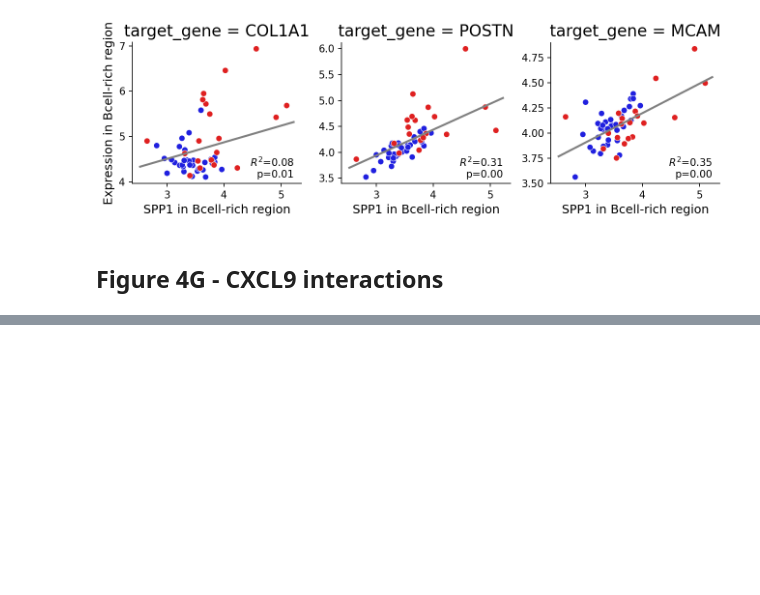
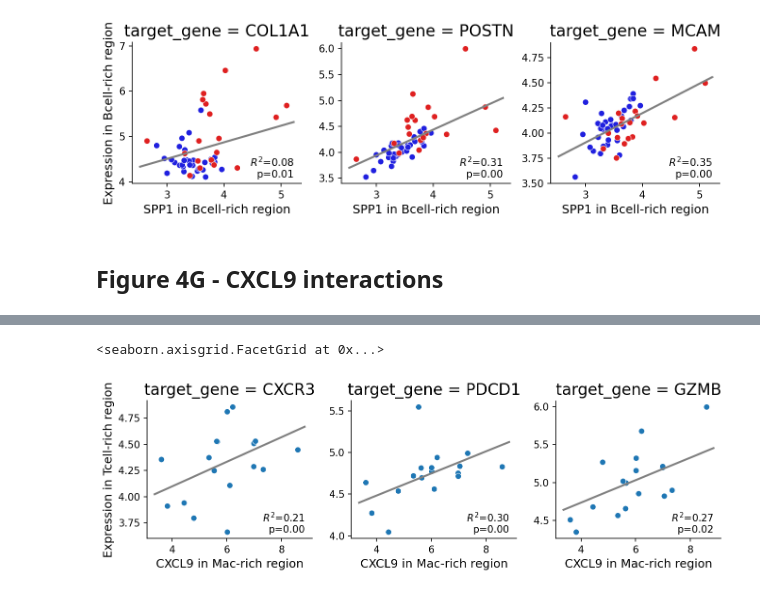
Before and after one commit to getzlab/FL_transformation_paper, a Jupyter notebook: figures/Figure4.ipynb, the cells around one changed output, grey strips where cells are left out. Drawn from its saved outputs; the diff is of its cells as text; code cells hidden in the pictures; blank space fills up the shorter version.

```diff
--- a/figures/Figure4.ipynb
+++ b/figures/Figure4.ipynb
@@ -204,0 +191,13 @@ levene(df.loc[df['disease']=='FL','CXCL9'],
+# %%
+source_gene = 'CXCL9'
+source_region='Mac'
+target_genes = ['CXCR3','PDCD1','GZMB']
+target_region='Tcell'
+
+geomx_interaction_plot(adata_geo[adata_geo.obs['disease']=='tFL'],source_gene,
+            target_genes,
+            source_region,
+            target_region,hue="disease",plot_type='mixedlm')
+# %% [output]
+<seaborn.axisgrid.FacetGrid at 0x...>
+[figure, added]
```
Also changed, not shown: parts of 9 cells of this notebook.
